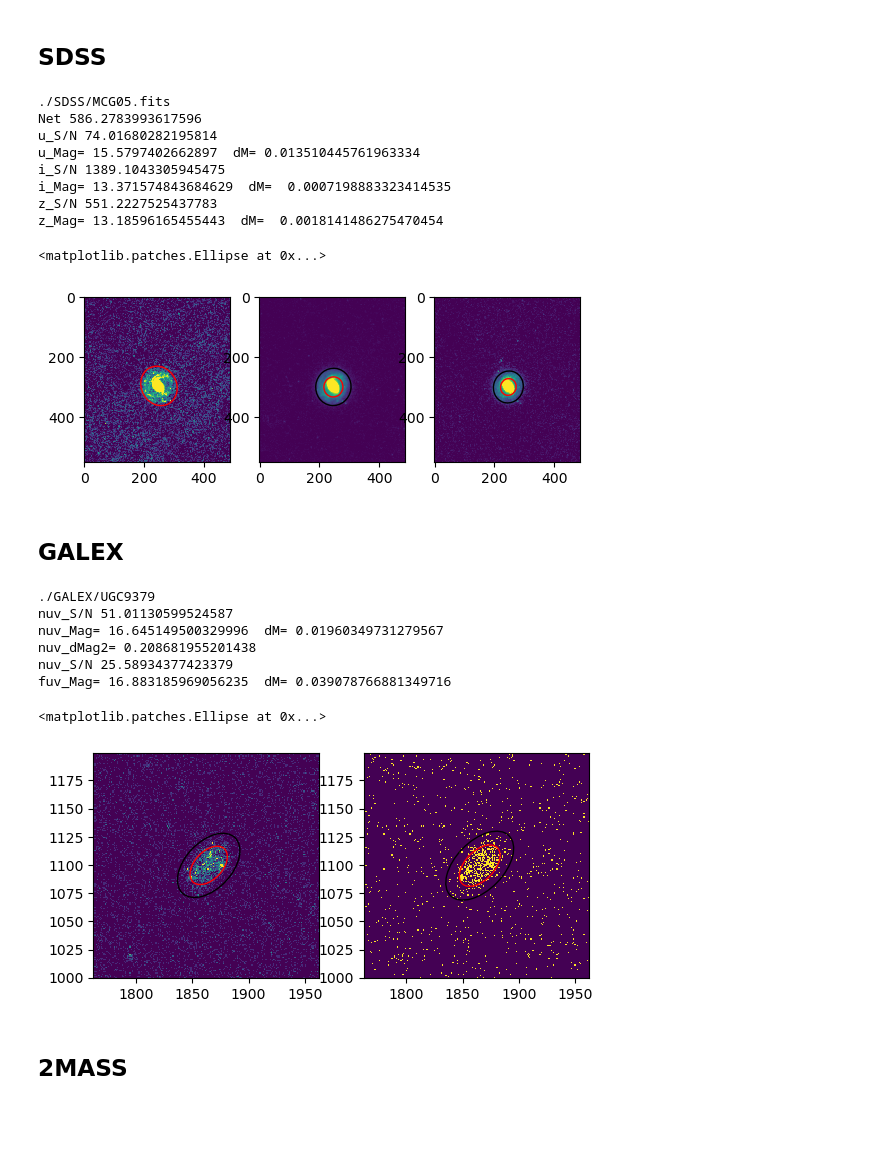
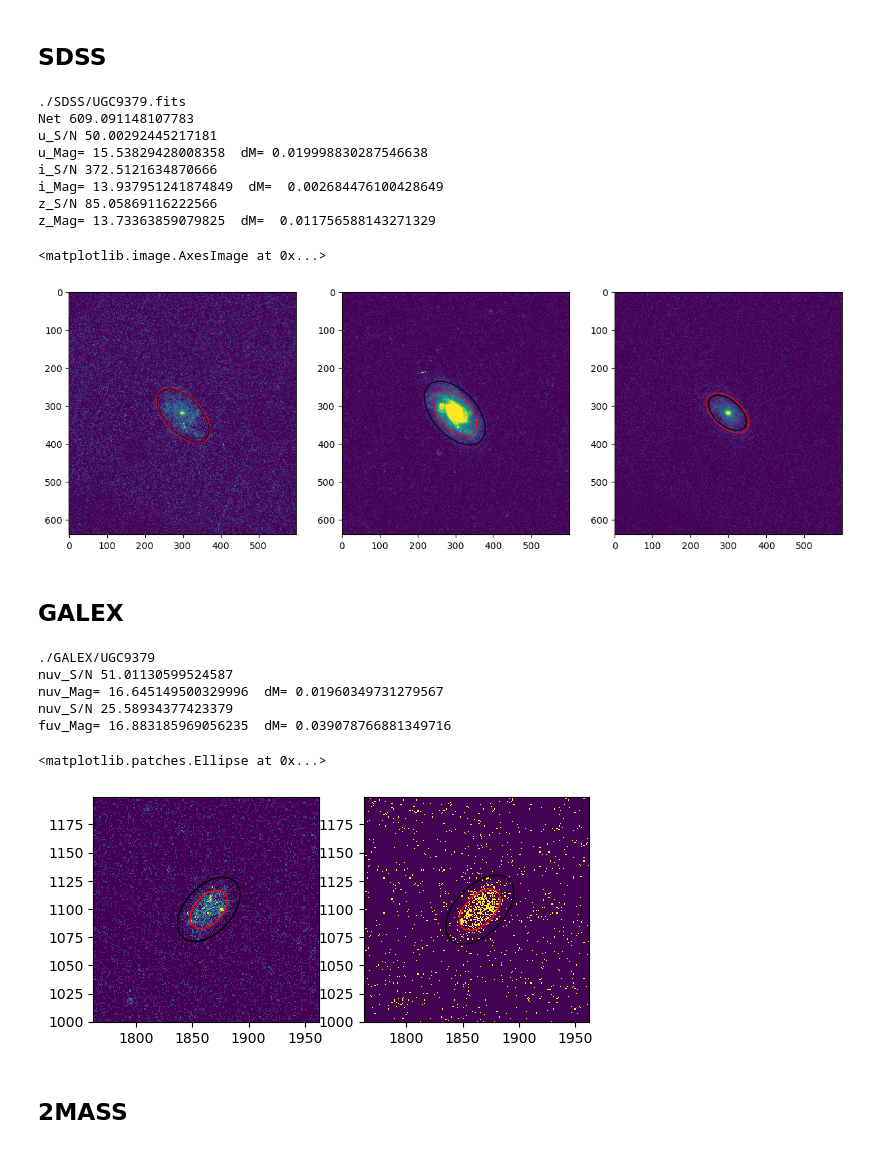
Before and after one commit to gregorycorcoran/Astro-Data, a Jupyter notebook: Archival_Photometry.ipynb, the cells around one changed output. Saved outputs shown, nothing was run; the diff lists cells and outputs as text; code cells hidden in the pictures; blank space fills up the shorter version.

```diff
--- a/Archival_Photometry.ipynb
+++ b/Archival_Photometry.ipynb
@@ -35,7 +35,7 @@ hdr['FILTNAME']
 # %% [markdown]
 ## SDSS ##
 # %%
-obj_ind=0
+obj_ind=6
 survey='SDSS'
 
 print(surveys[survey][obj_ind])
@@ -48,20 +48,24 @@ i_im=fits.open(surveys[survey][obj_ind])[3].data.byteswap().newbyteorder()
 z_im=fits.open(surveys[survey][obj_ind])[4].data.byteswap().newbyteorder()
 target=surveys[survey][obj_ind].split('/')[-1].split('.')[0]
 target_x,target_y=wcs.world_to_pixel(targets[target])
-fig, (ax1,ax2,ax3) = plt.subplots(1, 3)
-ax1.imshow(u_im,vmin=0,vmax=20*np.median(u_im))
-ax2.imshow(i_im,vmin=0,vmax=200*np.median(i_im))
-ax3.imshow(z_im,vmin=0,vmax=300*np.median(z_im))
+fig, (ax1,ax2,ax3) = plt.subplots(1, 3,figsize=(15,5))
 
 
 u_bkg_mean,u_bkg_med,u_bkg_rms=sigma_clipped_stats(u_im[0:100,0:100])
-u_objects= sep.extract(u_im,0.3,err=u_bkg_rms)
+u_objects= sep.extract(u_im,1,err=u_bkg_rms,deblend_cont=1)
 ind=np.argmax([el[15]*el[16] for el in u_objects])
 x=u_objects['x'][ind]
 y=u_objects['y'][ind]
 a=u_objects['a'][ind]
 b=u_objects['b'][ind]
 theta=u_objects['theta'][ind]
+e1 = Ellipse(xy=(u_objects['x'][ind], u_objects['y'][ind]),
+                width=6*u_objects['a'][ind],
+                height=6*u_objects['b'][ind],
+                angle=u_objects['theta'][ind] * 180. / np.pi)
+e1.set_facecolor('none')
+e1.set_edgecolor('black')
+ax1.add_artist(e1)
 kronrad, krflag = sep.kron_radius(u_im, [x], [y], [a], [b], [theta], 6.0)
 aper=EllipticalAperture((x,y),2.5*kronrad[0]*a,2.5*kronrad[0]*b,theta)
 phot_table = aperture_photometry(u_im, aper)
@@ -79,7 +83,7 @@ e_app.set_edgecolor('red')
 ax1.add_artist(e_app)
 
 i_bkg_mean,i_bkg_med,i_bkg_rms=sigma_clipped_stats(i_im[0:100,0:100])
-i_objects= sep.extract(i_im, 1.5,i_bkg_rms)#use if no blending wanted
+i_objects= sep.extract(i_im, 1.5,i_bkg_rms,deblend_cont=1)#use if no blending wanted
 #print(i_objects['x'])
 ind=np.argmin([np.sqrt((i_objects['x'][el]-len(i_im[0])/2)**2+(i_objects['y'][el]-len(i_im)/2)**2) for el in range(len(i_objects))])
 x=i_objects['x'][ind]
@@ -112,47 +116,50 @@ e_app.set_edgecolor('red')
 ax2.add_artist(e_app)
 
 z_bkg_mean,z_bkg_med,z_bkg_rms=sigma_clipped_stats(z_im[0:100,0:100])
-z_objects= sep.extract(z_im,1.5,z_bkg_rms)#use if no blending wanted
+z_objects= sep.extract(z_im,1.5,z_bkg_rms,deblend_cont=1)#use if no blending wanted
 #print(z_objects['x'])
 ind=np.argmin([np.sqrt((z_objects['x'][el]-len(z_im[0])/2)**2+(z_objects['y'][el]-len(z_im)/2)**2) for el in range(len(z_objects))])
 x=z_objects['x'][ind]
 y=z_objects['y'][ind]
 a=z_objects['a'][ind]
 b=z_objects['b'][ind]
 theta=z_objects['theta'][ind]
 e1 = Ellipse(xy=(z_objects['x'][ind], z_objects['y'][ind]),
                 width=6*z_objects['a'][ind],
                 height=6*z_objects['b'][ind],
                 angle=z_objects['theta'][ind] * 180. / np.pi)
 e1.set_facecolor('none')
 e1.set_edgecolor('black')
 ax3.add_artist(e1)
 kronrad, krflag = sep.kron_radius(z_im, [x], [y], [a], [b], [theta], 8.0)
 aper=EllipticalAperture((x,y),2.5*kronrad[0]*a,2.5*kronrad[0]*b,theta)
 phot_table = aperture_photometry(z_im, aper)
 net=phot_table['aperture_sum'][0]
 #SN_gal=net/np.sqrt(net+aper.area*z_bkg_rms)
 SN_gal=net/np.sqrt((net/z_hdr['GAIN'])+aper.area*z_hdr['RNOISE']**2+aper.area*z_bkg_rms**2)
 print('z_S/N',SN_gal)
 print('z_Mag=',-2.5*np.log10(float(net))+22.5,' dM= ',1/SN_gal)
 e_app = Ellipse(xy=(x, y),
                 width=2.5*kronrad*a,
                 height=2.5*kronrad*b,
                 angle=theta*(180/np.pi))
 e_app.set_facecolor('none')
 e_app.set_edgecolor('red')
 ax3.add_artist(e_app)
+ax1.imshow(u_im,vmin=0,vmax=5*u_bkg_rms)
+ax2.imshow(i_im,vmin=0,vmax=10*i_bkg_rms)
+ax3.imshow(z_im,vmin=0,vmax=10*z_bkg_rms)
 # %% [output]
-./SDSS/MCG05.fits
-Net 586.2783993617596
-u_S/N 74.01680282195814
-u_Mag= 15.5797402662897  dM= 0.013510445761963334
-i_S/N 1389.1043305945475
-i_Mag= 13.371574843684629  dM=  0.0007198883323414535
-z_S/N 551.2227525437783
-z_Mag= 13.18596165455443  dM=  0.0018141486275470454
+./SDSS/UGC9379.fits
+Net 609.091148107783
+u_S/N 50.00292445217181
+u_Mag= 15.53829428008358  dM= 0.019998830287546638
+i_S/N 372.5121634870666
+i_Mag= 13.937951241874849  dM=  0.002684476100428649
+z_S/N 85.05869116222566
+z_Mag= 13.73363859079825  dM=  0.011756588143271329
-<matplotlib.patches.Ellipse at 0x...>
+<matplotlib.image.AxesImage at 0x...>
-[figure, old version]
+[figure, new version]
 # %% [markdown]
 ## GALEX ##
 # %%
@@ -204,7 +211,6 @@ SN_gal=(net*nuv_expt)/np.sqrt(net*nuv_expt+aper.area*n_bkg*nuv_expt)
 print('nuv_S/N',SN_gal)
 print('nuv_Mag=',-2.5*np.log10(float(net))+20.08,' dM=',1/SN_gal)
 #dM_nuv=np.sqrt((-2.5*(np.log10(float(net))-np.log10(float(net)+np.sqrt(float(net)*nuv_expt+(0.027*float(net)*nuv_expt)**2)/nuv_expt)))**2+(aper.area*nuv_bkg_rms**2+float(net))/float(net)**2)
-print('nuv_dMag2=',dM_nuv)
 e_app = Ellipse(xy=(x, y),
                 width=2.5*kronrad*a,
                 height=2.5*kronrad*b,
@@ -254,7 +260,6 @@ ax2.add_artist(e1)
 ./GALEX/UGC9379
 nuv_S/N 51.01130599524587
 nuv_Mag= 16.645149500329996  dM= 0.01960349731279567
-nuv_dMag2= 0.208681955201438
 nuv_S/N 25.58934377423379
 fuv_Mag= 16.883185969056235  dM= 0.039078766881349716
 <matplotlib.patches.Ellipse at 0x...>
```
Also changed, not shown: parts of 2 cells of this notebook, 3 other files.
